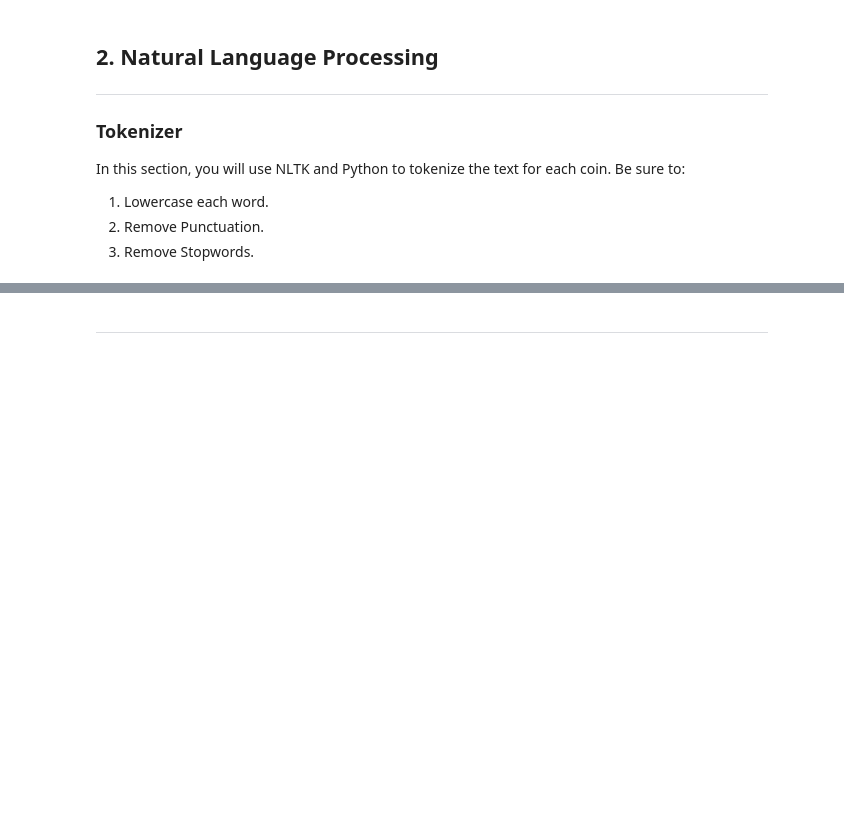
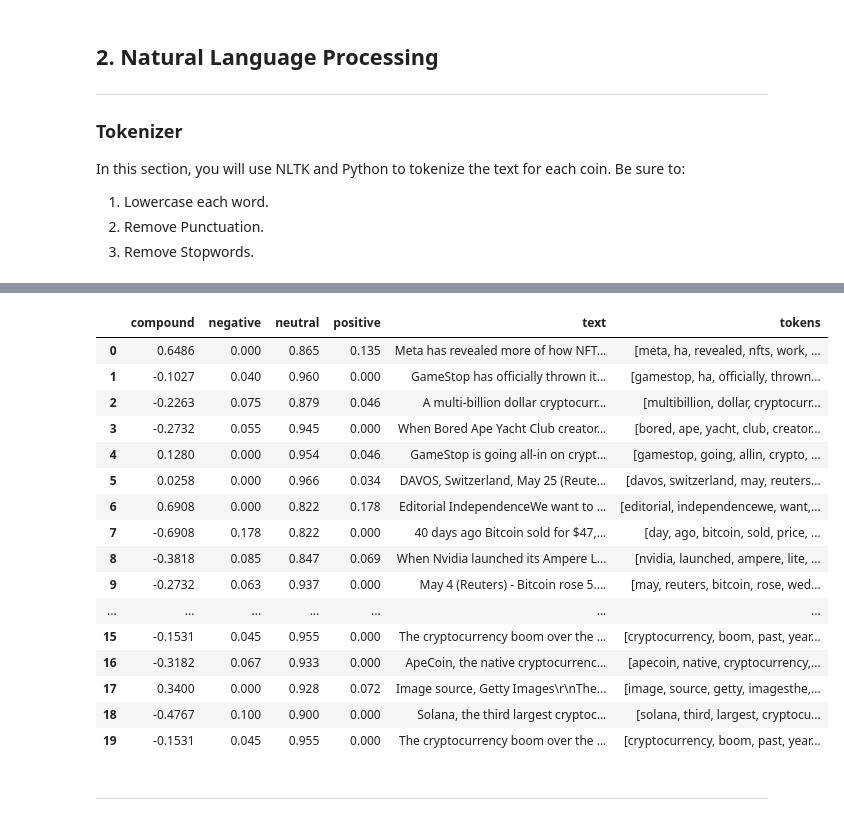
Before and after one commit to gokhanunal34/nlpHomework, a Jupyter notebook: cryptoSentimentHomework.ipynb, the cells around one changed output, grey strips where cells are left out. Drawn from its saved outputs; the diff is of its cells as text; code cells hidden in the pictures; blank space fills up the shorter version.

```diff
--- a/cryptoSentimentHomework.ipynb
+++ b/cryptoSentimentHomework.ipynb
@@ -244,6 +300,25 @@ def tokenizer(text):
 # %%
 # Create a new tokens column for Ethereum
-# YOUR CODE HERE!
+ethDf['tokens'] = ethDf.text.apply(tokenizer)
+ethDf
+# %% [output]
+|  | compound | negative | neutral | positive | text | tokens |
+| 0 | 0.6486 | 0.000 | 0.865 | 0.135 | Meta has revealed more of how NFT... | [meta, ha, revealed, nfts, work, ... |
+| 1 | -0.1027 | 0.040 | 0.960 | 0.000 | GameStop has officially thrown it... | [gamestop, ha, officially, thrown... |
+| 2 | -0.2263 | 0.075 | 0.879 | 0.046 | A multi-billion dollar cryptocurr... | [multibillion, dollar, cryptocurr... |
+| 3 | -0.2732 | 0.055 | 0.945 | 0.000 | When Bored Ape Yacht Club creator... | [bored, ape, yacht, club, creator... |
+| 4 | 0.1280 | 0.000 | 0.954 | 0.046 | GameStop is going all-in on crypt... | [gamestop, going, allin, crypto, ... |
+| 5 | 0.0258 | 0.000 | 0.966 | 0.034 | DAVOS, Switzerland, May 25 (Reute... | [davos, switzerland, may, reuters... |
+| 6 | 0.6908 | 0.000 | 0.822 | 0.178 | Editorial IndependenceWe want to ... | [editorial, independencewe, want,... |
+| 7 | -0.6908 | 0.178 | 0.822 | 0.000 | 40 days ago Bitcoin sold for $47,... | [day, ago, bitcoin, sold, price, ... |
+| 8 | -0.3818 | 0.085 | 0.847 | 0.069 | When Nvidia launched its Ampere L... | [nvidia, launched, ampere, lite, ... |
+| 9 | -0.2732 | 0.063 | 0.937 | 0.000 | May 4 (Reuters) - Bitcoin rose 5.... | [may, reuters, bitcoin, rose, wed... |
+| ... | ... | ... | ... | ... | ... | ... |
+| 15 | -0.1531 | 0.045 | 0.955 | 0.000 | The cryptocurrency boom over the ... | [cryptocurrency, boom, past, year... |
+| 16 | -0.3182 | 0.067 | 0.933 | 0.000 | ApeCoin, the native cryptocurrenc... | [apecoin, native, cryptocurrency,... |
+| 17 | 0.3400 | 0.000 | 0.928 | 0.072 | Image source, Getty Images\r\nThe... | [image, source, getty, imagesthe,... |
+| 18 | -0.4767 | 0.100 | 0.900 | 0.000 | Solana, the third largest cryptoc... | [solana, third, largest, cryptocu... |
+| 19 | -0.1531 | 0.045 | 0.955 | 0.000 | The cryptocurrency boom over the ... | [cryptocurrency, boom, past, year... |
 # %% [markdown]
 ---
 # %% [markdown]
```
Also changed, not shown: parts of 6 cells of this notebook.
